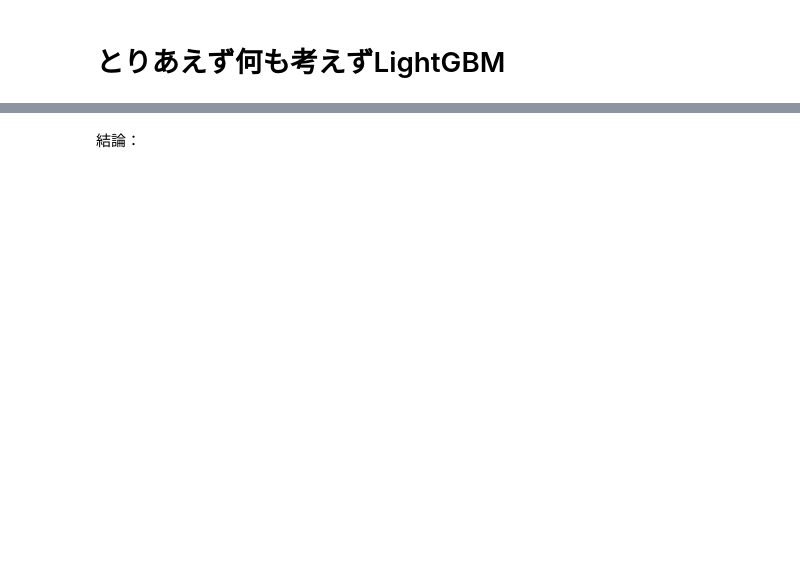
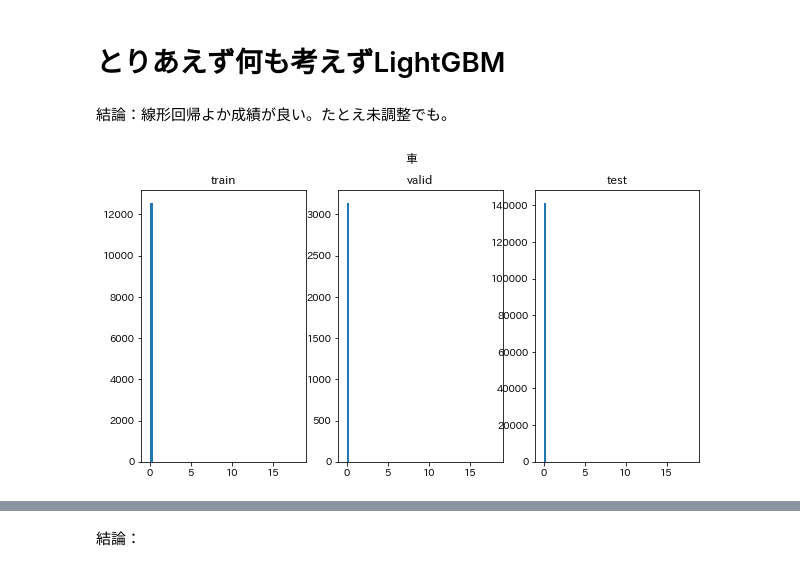
Before and after one commit to tomitayuuki/scraping_suumo, a Jupyter notebook: suumo_LightGBM.ipynb, the cells around one changed output, grey strips where cells are left out. Cells and saved outputs as stored; diff of their text form; code cells hidden in the pictures; blank space fills up the shorter version.

```diff
--- a/suumo_LightGBM.ipynb
+++ b/suumo_LightGBM.ipynb
@@ -112,3 +116,5 @@ feature_name = [
 ]
 # %% [markdown]
 # とりあえず何も考えずLightGBM
+# %% [markdown]
+結論：線形回帰よか成績が良い。たとえ未調整でも。
@@ -114,0 +190,27 @@ feature_name = [
+# %%
+# きれいに分かれているかチェックシステム
+# 量的変数の場合
+
+i = 3
+max_ = X.loc[:,quantity_features[i]].max()+1
+min_ = X.loc[:,quantity_features[i]].min()-1
+
+fig = plt.figure(figsize=(10,5))
+ax1 = fig.add_subplot(1,3,1)
+ax2 = fig.add_subplot(1,3,2)
+ax3 = fig.add_subplot(1,3,3)
+
+ax1.hist(X_train.loc[:,quantity_features[i]], bins=50)
+ax1.title.set_text('train')
+ax1.set_xlim(min_,max_)
+ax2.hist(X_valid.loc[:,quantity_features[i]], bins=50)
+ax2.title.set_text('valid')
+ax2.set_xlim(min_,max_)
+ax3.hist(X_test.loc[:,quantity_features[i]],bins=50)
+ax3.title.set_text('test')
+ax3.set_xlim(min_,max_)
+
+fig.suptitle(quantity_features[i])
+plt.show()
+# %% [output]
+[figure, added]
```
Also changed, not shown: parts of 230 cells of this notebook, 4 other files.
